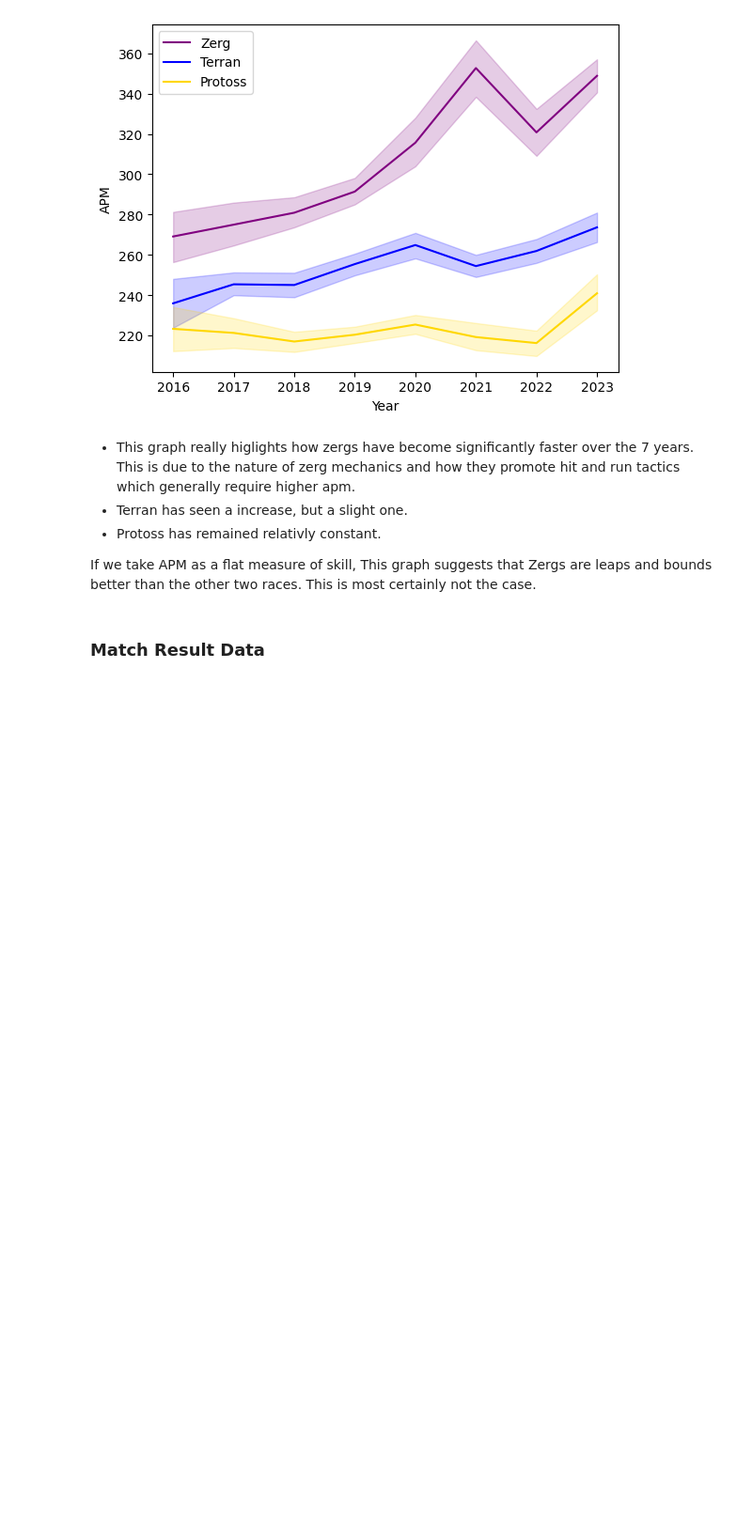
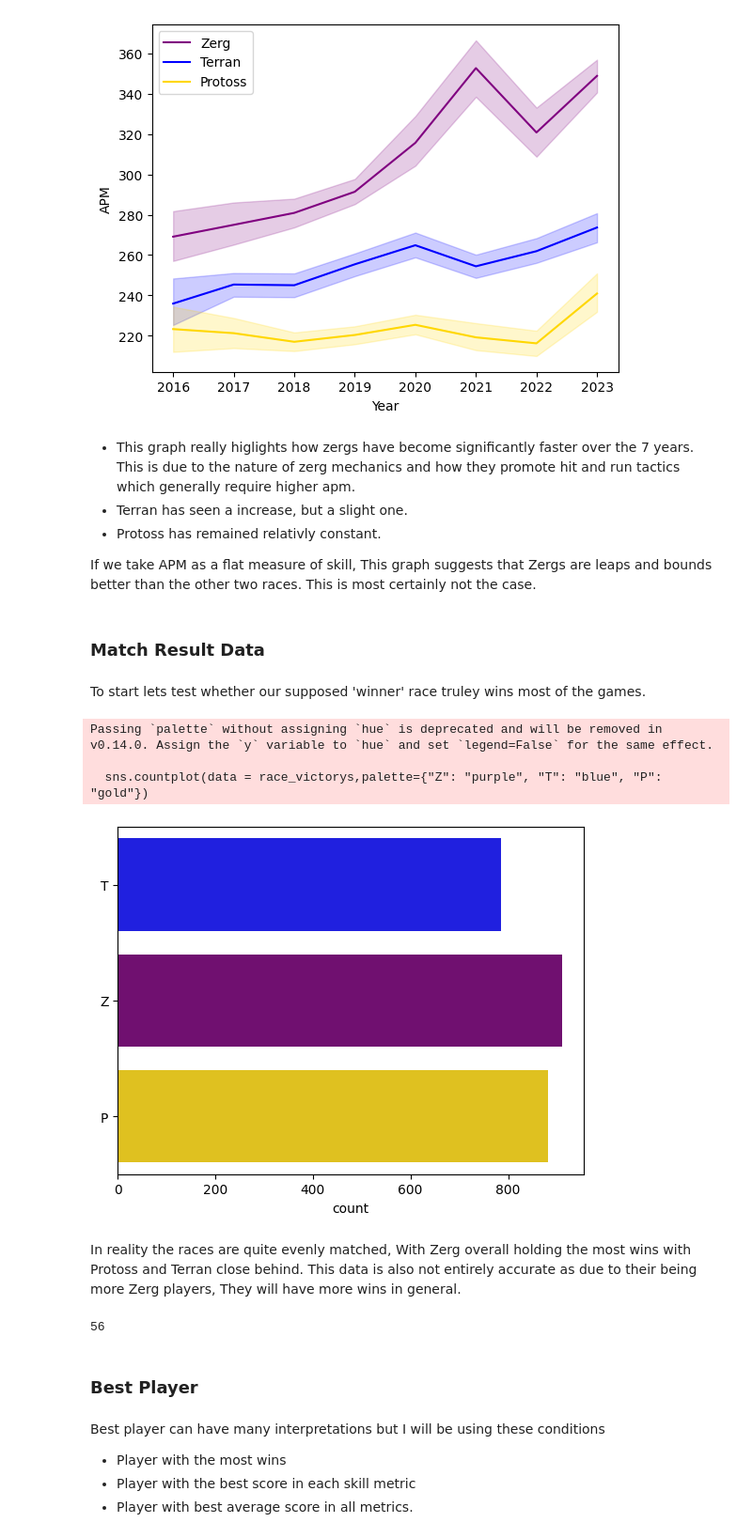
Before and after one commit to LukeLondesbrough/Python-Visualisation-Task, a Jupyter notebook: Sc2_IEM.ipynb, the cells around one changed output. Shown at 94% size. Saved outputs shown, nothing was run; the diff lists cells and outputs as text; code cells hidden in the pictures; blank space fills up the shorter version.

```diff
--- a/Sc2_IEM.ipynb
+++ b/Sc2_IEM.ipynb
@@ -216,3 +227,44 @@ sns.lineplot(x = "Year", y = "APM", color = "gold" , label ="Protoss", data = to
 If we take APM as a flat measure of skill, This graph suggests that Zergs are leaps and bounds better than the other two races. This is most certainly not the case.
 # %% [markdown]
 ### Match Result Data
+# %% [markdown]
+To start lets test whether our supposed 'winner' race truley wins most of the games.
+# %%
+# This will be slightly tricky for similar reasons to spliting apm by race
+# as either player one or two can win the game
+
+# To tackle this I will do a simillar thing and concat two lists
+p1vic = iem[iem["Res1"] == "V"]["Race1"]
+p2vic = iem[iem["Res2"] == "V"]["Race2"]
+
+race_victorys = pd.concat([p1vic, p2vic], ignore_index=True)
+# %%
+# Now lets plot this to see.
+sns.countplot(data = race_victorys,palette={"Z": "purple", "T": "blue", "P": "gold"})
+plt.show()
+# %% [output]
+Passing `palette` without assigning `hue` is deprecated and will be removed in v0.14.0. Assign the `y` variable to `hue` and set `legend=False` for the same effect.
+
+  sns.countplot(data = race_victorys,palette={"Z": "purple", "T": "blue", "P": "gold"})
+[figure, added]
+# %% [markdown]
+In reality the races are quite evenly matched, With Zerg overall holding the most wins with Protoss and Terran close behind.
+This data is also not entirely accurate as due to their being more Zerg players, They will have more wins in general.
+# %%
+# Lets calculate the total amount of each player race
+player_race = iem[["Player1", "Race1"]].drop_duplicates()
+
+len(player_race[player_race["Race1"] == "Z"]) #65 Zergs
+
+len(player_race[player_race["Race1"] == "T"]) #50 Terrans
+
+len(player_race[player_race["Race1"] == "P"]) #56 Protoss
+# %% [output]
+56
+# %% [markdown]
+### Best Player
+# %% [markdown]
+Best player can have many interpretations but I will be using these conditions
+- Player with the most wins
+- Player with the best score in each skill metric
+- Player with best average score in all metrics.
```
Also changed, not shown: parts of 31 cells of this notebook.
